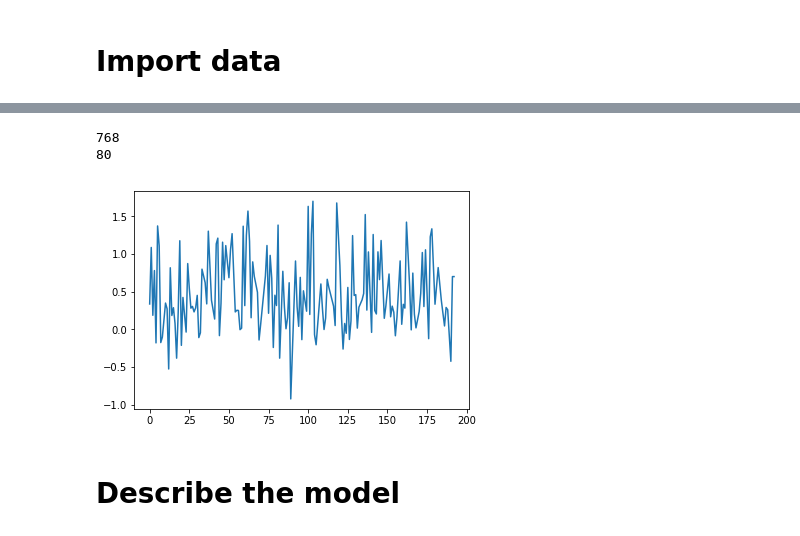
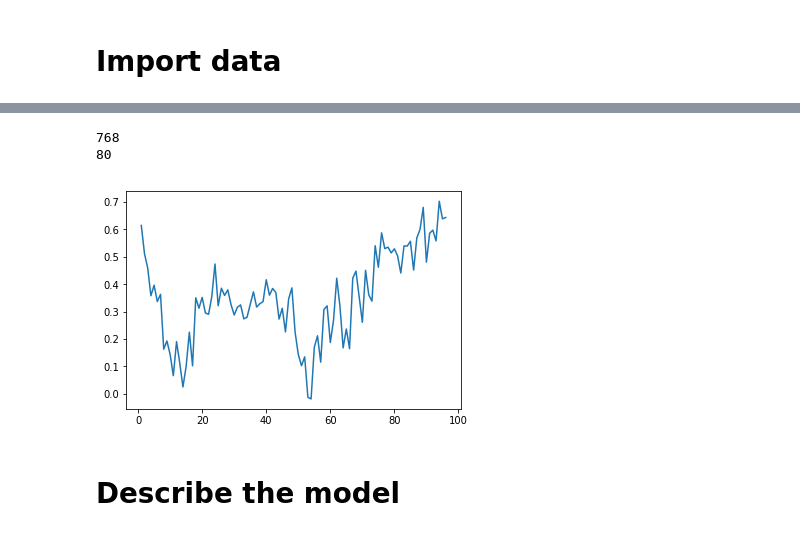
Before and after one commit to intelligenttrafficforecasting/busmodders, a Jupyter notebook: misc/Code_Ricard.ipynb, the cells around one changed output, grey strips where cells are left out. Drawn from its saved outputs; the diff is of its cells as text; code cells hidden in the pictures.

```diff
--- a/misc/Code_Ricard.ipynb
+++ b/misc/Code_Ricard.ipynb
@@ -47,9 +47,9 @@ Test Shape:  (193, 80)
 # %%
 print("Train before interpolate: ",train.isnull().sum().sum())
 print("Test before interpolate: ",test.isnull().sum().sum())
-train = train.interpolate()
+train = train.interpolate(limit=10, limit_direction='both')
 test = test.interpolate()
 print("Train after interpolate: ",train.isnull().sum().sum())
 print("Test after interpolate: ",test.isnull().sum().sum())
-train.head()
+#train.head()
 # %% [output]
@@ -68,11 +60,16 @@ Test after interpolate:  26
 # %%
-plt.plot(test.values[:,79])
+mean_value = test.values.mean(1)
+#plt.plot(test.values[:,39]
+
+plt.plot(mean_value)
+
 print(12*(22-6)*4)
 print(train.shape[1])
+#print(mean_value)
 # %% [output]
 768
 80
-[figure, old version]
+[figure, new version]
 # %% [markdown]
 # Describe the model
 # %%
```
Also changed, not shown: parts of 4 cells of this notebook, 1 other file.
